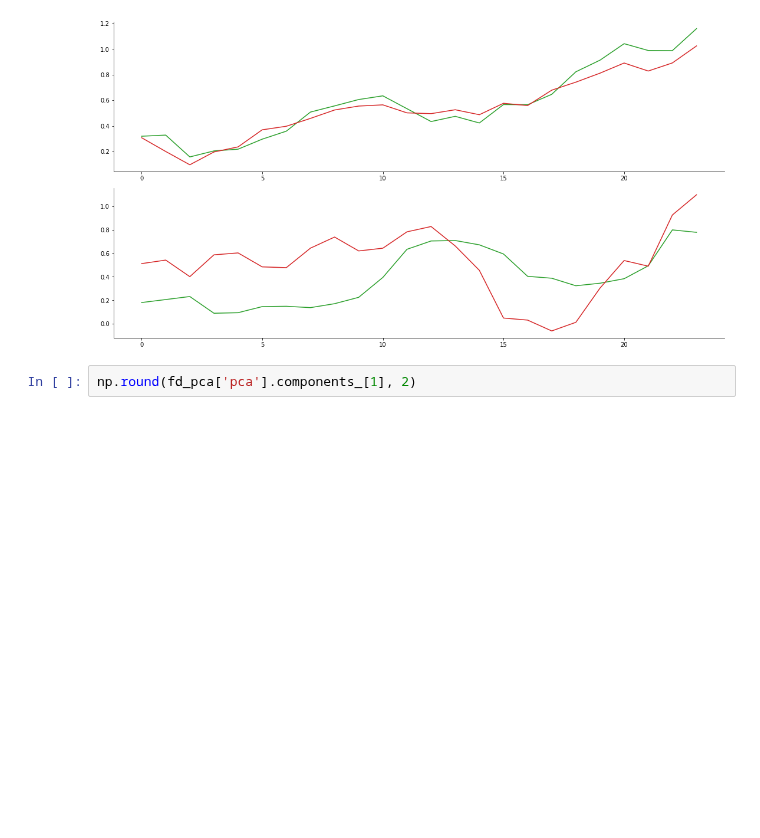
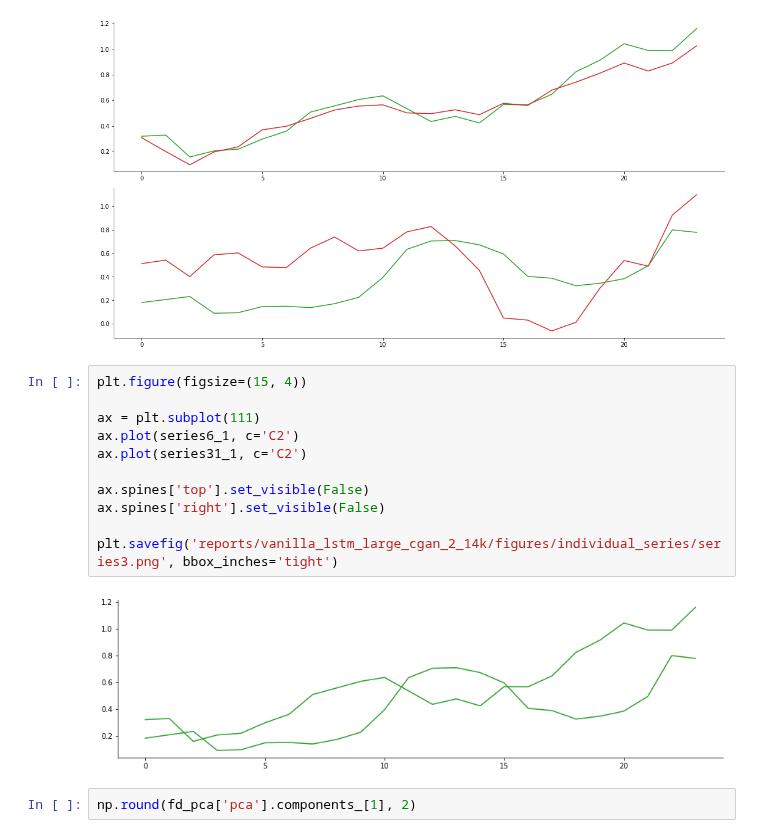
Before and after one commit to djib2011/timeseries-gan, a Jupyter notebook: experimentation/investigate_visualization.ipynb, the cells around one changed output. Drawn from its saved outputs; the diff is of its cells as text; blank space fills up the shorter version.

Commit message:
Updated PCA investigation with new figure

```diff
--- a/experimentation/investigate_visualization.ipynb
+++ b/experimentation/investigate_visualization.ipynb
@@ -172,6 +172,19 @@ plt.tight_layout()
 plt.savefig('reports/vanilla_lstm_large_cgan_2_14k/figures/individual_series/series2.png', bbox_inches='tight')
 # %% [output]
 [figure]
+# %%
+plt.figure(figsize=(15, 4))
+
+ax = plt.subplot(111)
+ax.plot(series6_1, c='C2')
+ax.plot(series31_1, c='C2')
+
+ax.spines['top'].set_visible(False)
+ax.spines['right'].set_visible(False)
+
+plt.savefig('reports/vanilla_lstm_large_cgan_2_14k/figures/individual_series/series3.png', bbox_inches='tight')
+# %% [output]
+[figure, added]
 # %%
 np.round(fd_pca['pca'].components_[1], 2)
 # %% [output]
```
Also changed, not shown: 1 other file.
